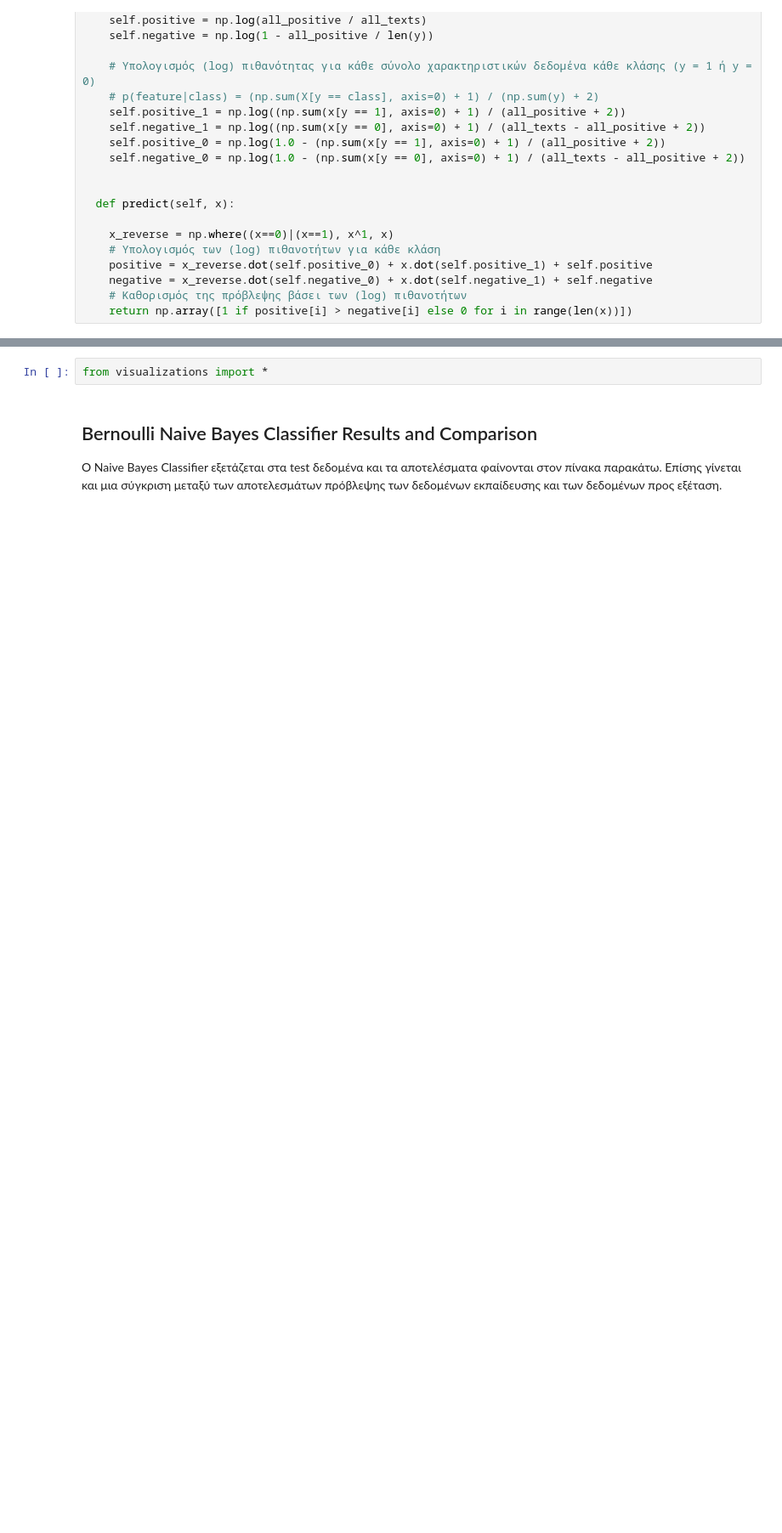
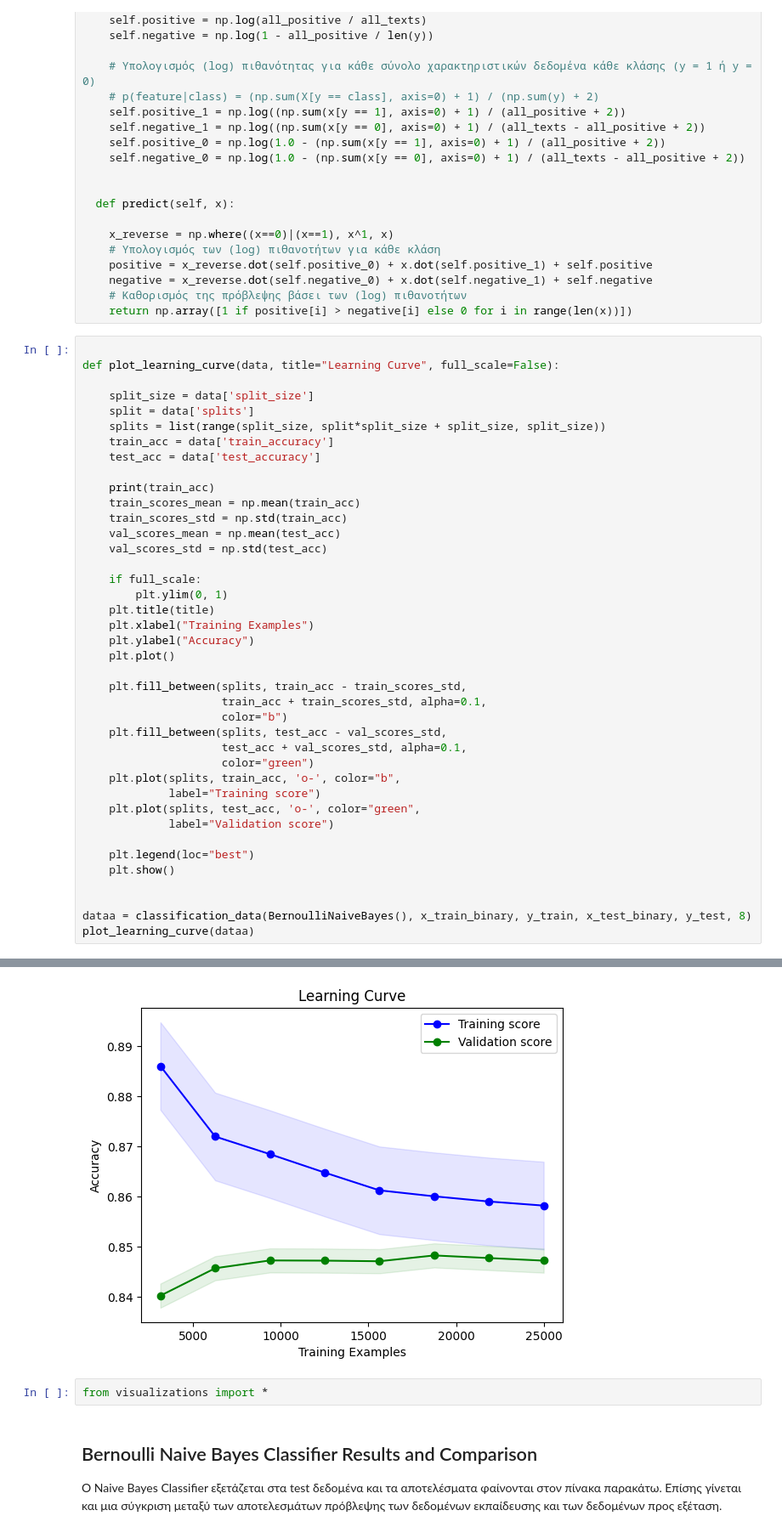
Before and after one commit to MariaSchoinaki/Imdb-classification-ML, a Jupyter notebook: src/naive_bayes.ipynb, the cells around one changed output, grey strips where cells are left out. Shown: that part at 85% size. Cells and saved outputs as stored; diff of their text form; blank space fills up the shorter version.

Commit message:
added learning curve diagram

```diff
--- a/src/naive_bayes.ipynb
+++ b/src/naive_bayes.ipynb
@@ -131,3 +131,44 @@ class BernoulliNaiveBayes:
     negative = x_reverse.dot(self.negative_0) + x.dot(self.negative_1) + self.negative
     # Καθορισμός της πρόβλεψης βάσει των (log) πιθανοτήτων
     return np.array([1 if positive[i] > negative[i] else 0 for i in range(len(x))])
+# %%
+
+def plot_learning_curve(data, title="Learning Curve", full_scale=False):
+
+    split_size = data['split_size']
+    split = data['splits']
+    splits = list(range(split_size, split*split_size + split_size, split_size))
+    train_acc = data['train_accuracy']
+    test_acc = data['test_accuracy']
+
+    print(train_acc)
+    train_scores_mean = np.mean(train_acc)
+    train_scores_std = np.std(train_acc)
+    val_scores_mean = np.mean(test_acc)
+    val_scores_std = np.std(test_acc)
+
+    if full_scale:
+        plt.ylim(0, 1)
+    plt.title(title)
+    plt.xlabel("Training Examples")
+    plt.ylabel("Accuracy")
+    plt.plot()
+
+    plt.fill_between(splits, train_acc - train_scores_std,
+                     train_acc + train_scores_std, alpha=0.1,
+                     color="b")
+    plt.fill_between(splits, test_acc - val_scores_std,
+                     test_acc + val_scores_std, alpha=0.1,
+                     color="green")
+    plt.plot(splits, train_acc, 'o-', color="b",
+             label="Training score")
+    plt.plot(splits, test_acc, 'o-', color="green",
+             label="Validation score")
+
+    plt.legend(loc="best")
+    plt.show()
+
+
+dataa = classification_data(BernoulliNaiveBayes(), x_train_binary, y_train, x_test_binary, y_test, 8)
+plot_learning_curve(dataa)
+# %% [output]
@@ -134,3 +176,4 @@ class BernoulliNaiveBayes:
+[figure, added]
 # %%
 from visualizations import *
 # %% [markdown]
```
Also changed, not shown: parts of 3 cells of this notebook.
